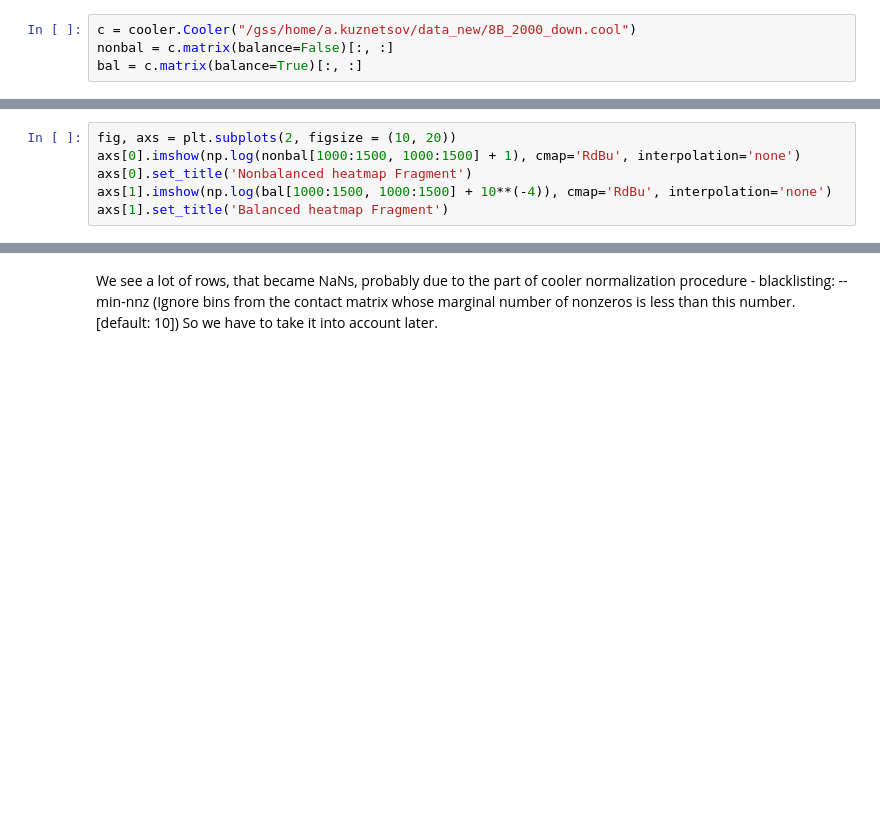
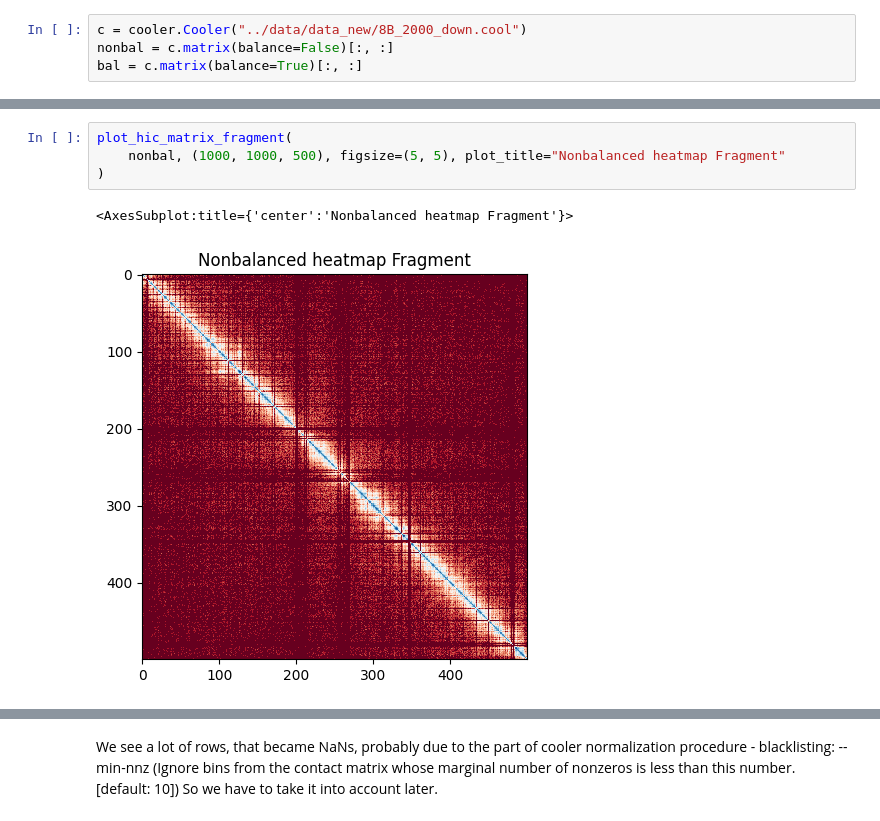
Before and after one commit to aleskunder/topology_loop_caller, a Jupyter notebook: example_notebooks/Contacts_To_Distances_step_1.ipynb, the cells around one changed output, grey strips where cells are left out. Cells and saved outputs as stored; diff of their text form; blank space fills up the shorter version.

Commit message:
added hic matrix plotting function

```diff
--- a/example_notebooks/Contacts_To_Distances_step_1.ipynb
+++ b/example_notebooks/Contacts_To_Distances_step_1.ipynb
@@ -11,4 +16,4 @@ import seaborn as sns
 # %%
-c = cooler.Cooler("/gss/home/a.kuznetsov/data_new/8B_2000_down.cool")
+c = cooler.Cooler("../data/data_new/8B_2000_down.cool")
 nonbal = c.matrix(balance=False)[:, :]
 bal = c.matrix(balance=True)[:, :]
@@ -19,6 +26,0 @@ bal.shape
-# %%
-fig, axs = plt.subplots(2, figsize = (10, 20))
-axs[0].imshow(np.log(nonbal[1000:1500, 1000:1500] + 1), cmap='RdBu', interpolation='none')
-axs[0].set_title('Nonbalanced heatmap Fragment')
-axs[1].imshow(np.log(bal[1000:1500, 1000:1500] + 10**(-4)), cmap='RdBu', interpolation='none')
-axs[1].set_title('Balanced heatmap Fragment')
@@ -27,0 +80,7 @@ Text(0.5, 1.0, 'Balanced heatmap Fragment')
+# %%
+plot_hic_matrix_fragment(
+    nonbal, (1000, 1000, 500), figsize=(5, 5), plot_title="Nonbalanced heatmap Fragment"
+)
+# %% [output]
+<AxesSubplot:title={'center':'Nonbalanced heatmap Fragment'}>
+[figure, added]
```
Also changed, not shown: parts of 15 cells of this notebook.
